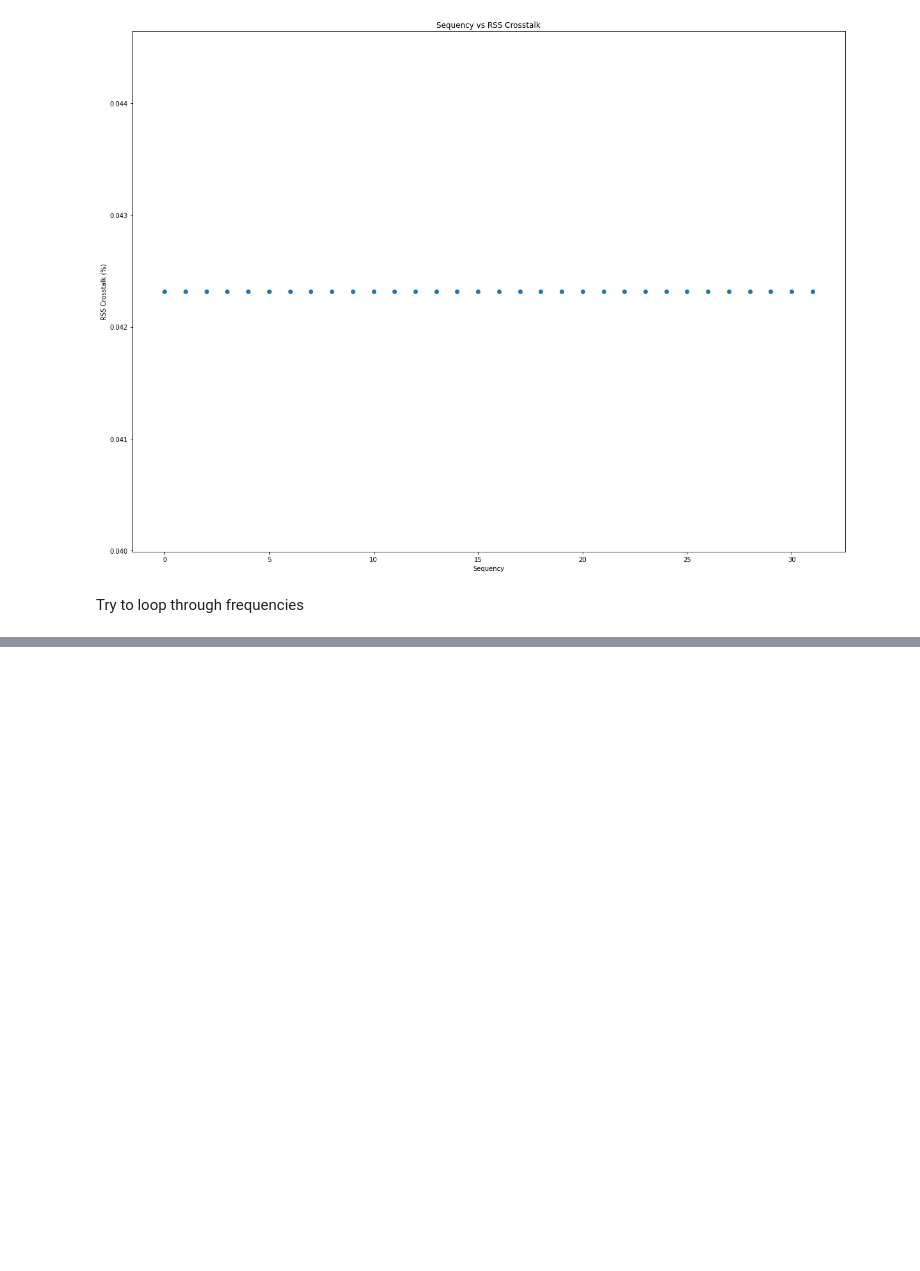
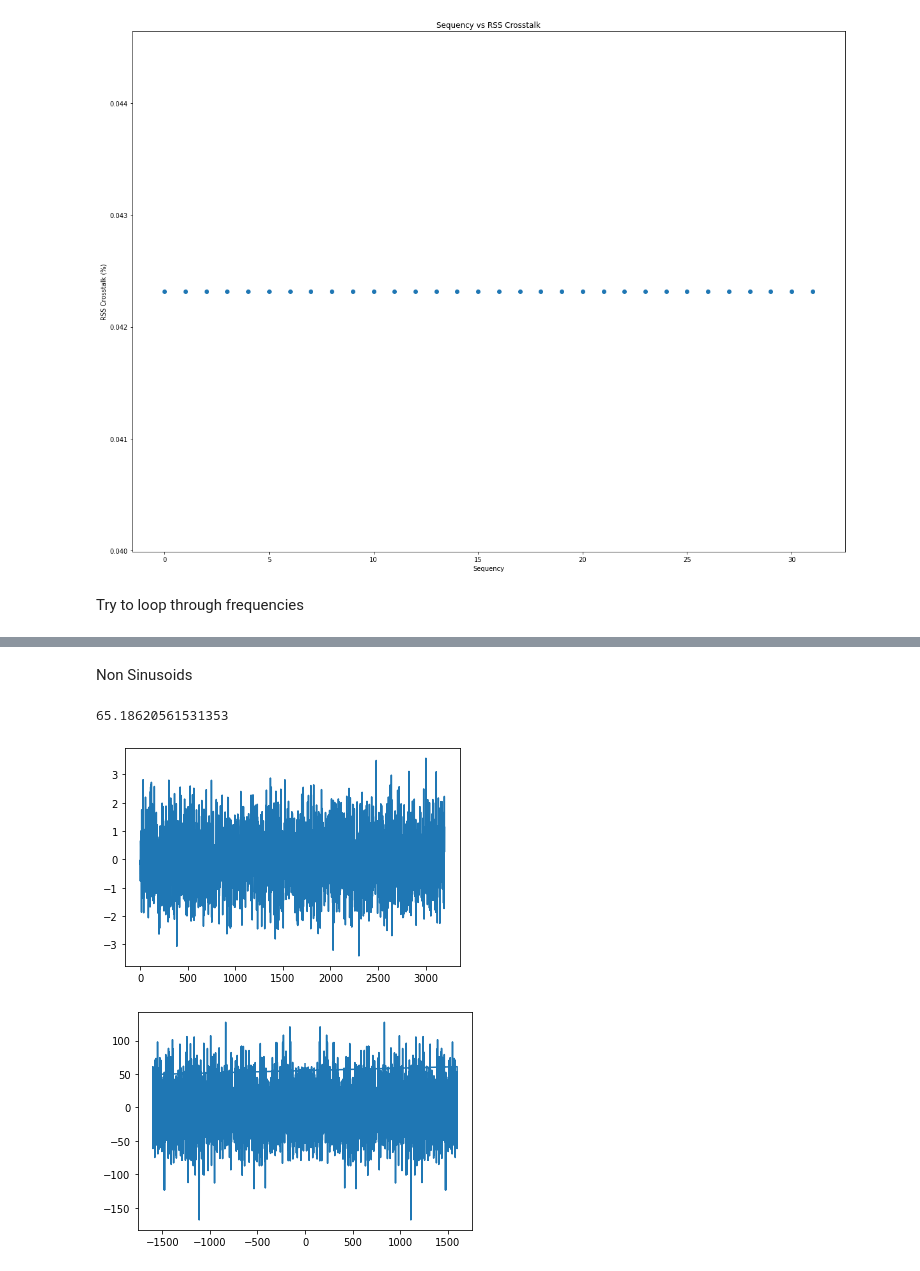
Before and after one commit to lmberkhout/walsh_sims, a Jupyter notebook: psdemo.ipynb, the cells around one changed output, grey strips where cells are left out. Cells and saved outputs as stored; diff of their text form; code cells hidden in the pictures; blank space fills up the shorter version.

```diff
--- a/psdemo.ipynb
+++ b/psdemo.ipynb
@@ -642,0 +659,21 @@ Text(0, 0.5, 'Frequency #')
+# %% [markdown]
+Non Sinusoids
+# %%
+noise = np.random.normal(loc=0.0, scale=1.0, size=3200)
+plt.figure()
+plt.plot(noise)
+print(np.sum(noise))
+plt.figure()
+n = noise.size
+timestep = 1/sampling_rate
+freq = np.fft.fftfreq(n, d=timestep)
+plt.plot(freq, np.fft.fft(noise))
+crosstalk_single = []
+for i in range(32):
+    crosstalk = np.sum(noise*doubled[i][0:3200])
+    normed = crosstalk/3200
+    crosstalk_single.append(normed)
+# %% [output]
+65.18620561531353
+[figure, added]
+[figure, added]
```
Also changed, not shown: parts of 10 cells of this notebook.
